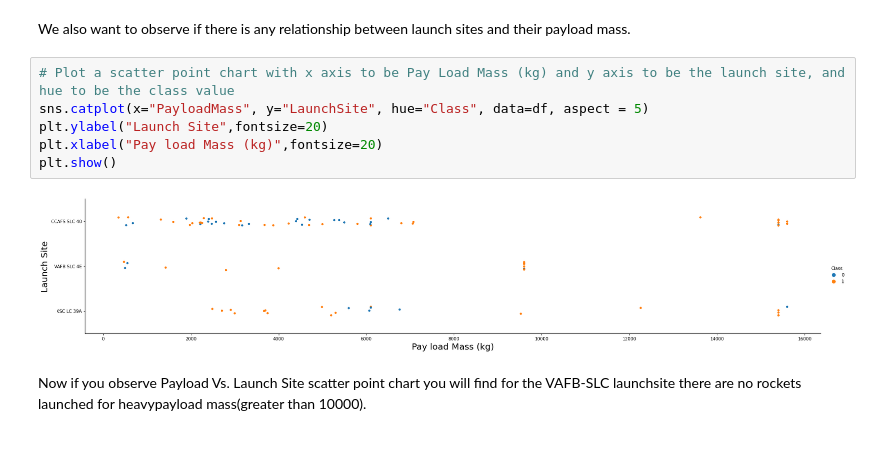
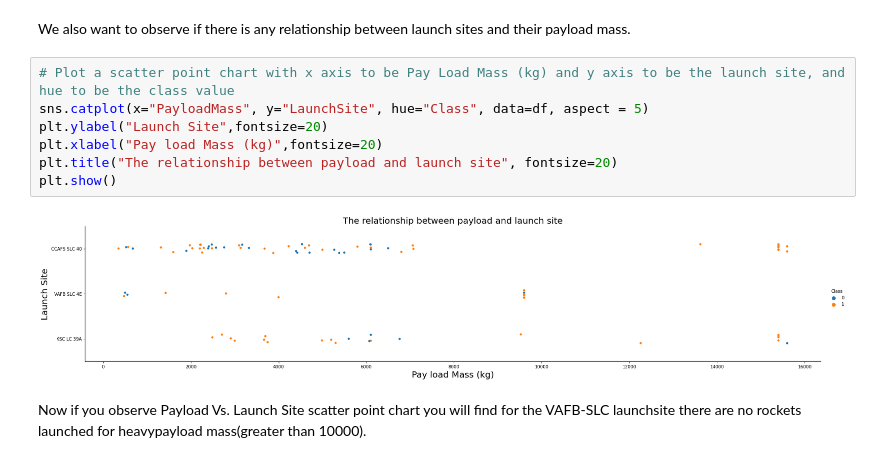
Before and after one commit to EW-10/IBM-Capstone, a Jupyter notebook: IBM Capstone: EDA and Data Visualization.ipynb, the cells around one changed output. Drawn from its saved outputs; the diff is of its cells as text.

```diff
--- a/IBM Capstone: EDA and Data Visualization.ipynb
+++ b/IBM Capstone: EDA and Data Visualization.ipynb
@@ -101,11 +102,12 @@ We also want to observe if there is any relationship between launch sites and th
 # %%
 # Plot a scatter point chart with x axis to be Pay Load Mass (kg) and y axis to be the launch site, and hue to be the class value
 sns.catplot(x="PayloadMass", y="LaunchSite", hue="Class", data=df, aspect = 5)
 plt.ylabel("Launch Site",fontsize=20)
 plt.xlabel("Pay load Mass (kg)",fontsize=20)
+plt.title("The relationship between payload and launch site", fontsize=20)
 plt.show()
 # %% [output]
-[figure, old version]
+[figure, new version]
 # %% [markdown]
 Now if you observe Payload Vs. Launch Site scatter point chart you will find for the VAFB-SLC  launchsite there are no  rockets  launched for  heavypayload mass(greater than 10000).
 # %% [markdown]
```
Also changed, not shown: parts of 5 cells of this notebook.
